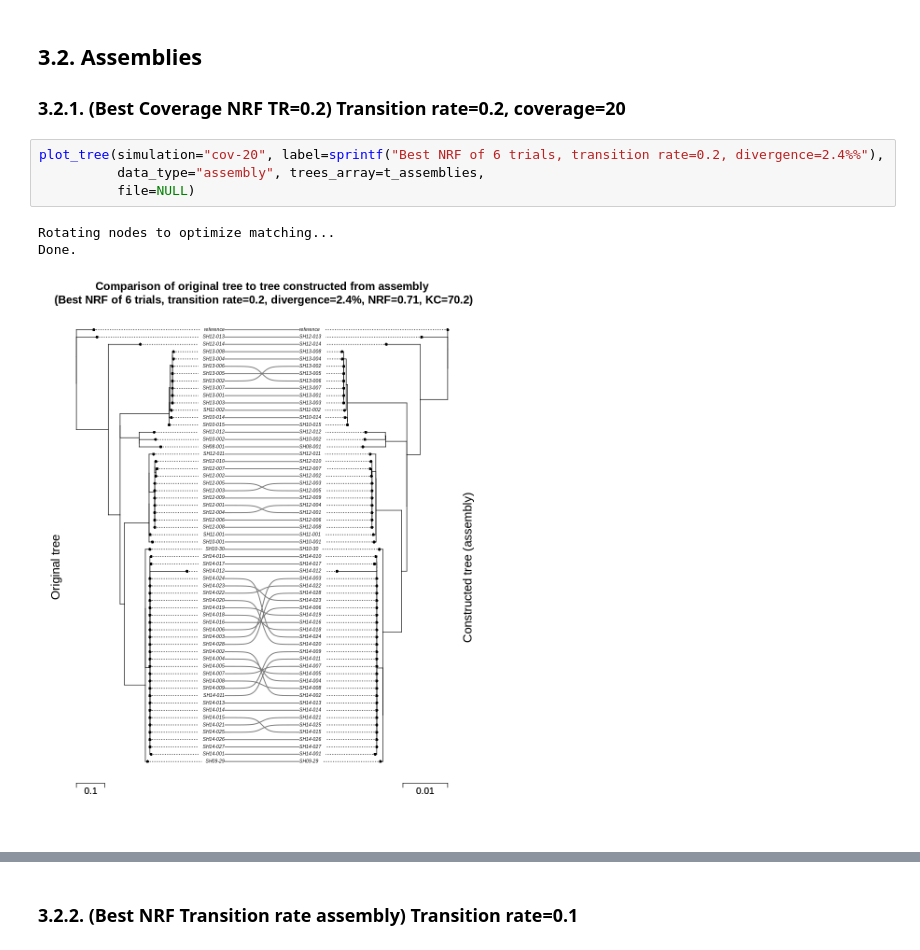
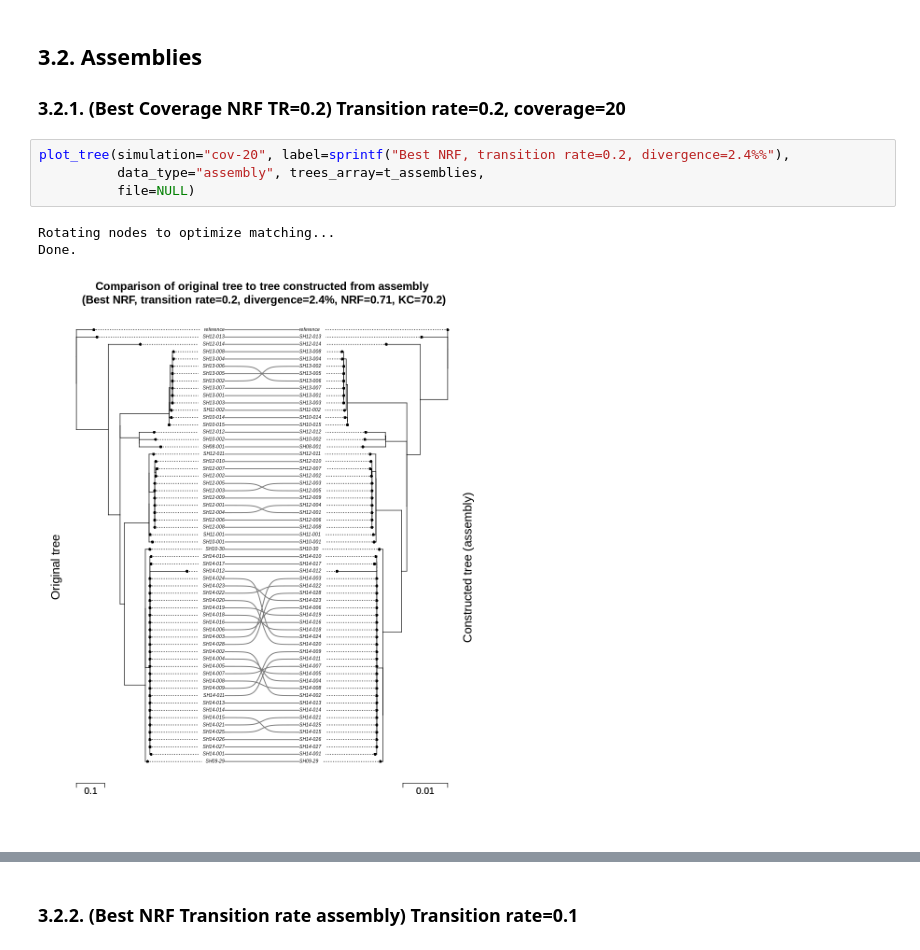
Before and after one commit to apetkau/genomics-data-index-evaluation-manuscript, a Jupyter notebook: evaluations/simulation/6-compare-trees.ipynb, the cells around one changed output, grey strips where cells are left out. Saved outputs shown, nothing was run; the diff lists cells and outputs as text.

Commit message:
Fix text so it's not chopped off in one of figures

```diff
--- a/evaluations/simulation/6-compare-trees.ipynb
+++ b/evaluations/simulation/6-compare-trees.ipynb
@@ -287,11 +287,11 @@ png
 
 ### 3.2.1. (Best Coverage NRF TR=0.2) Transition rate=0.2, coverage=20
 # %%
-plot_tree(simulation="cov-20", label=sprintf("Best NRF of 6 trials, transition rate=0.2, divergence=2.4%%"),
+plot_tree(simulation="cov-20", label=sprintf("Best NRF, transition rate=0.2, divergence=2.4%%"),
           data_type="assembly", trees_array=t_assemblies,
           file=NULL)
 # %% [output]
 Rotating nodes to optimize matching...
 Done.
-[figure, old version]
+[figure, new version]
 # %%
```
Also changed, not shown: parts of 1 cell of this notebook.
